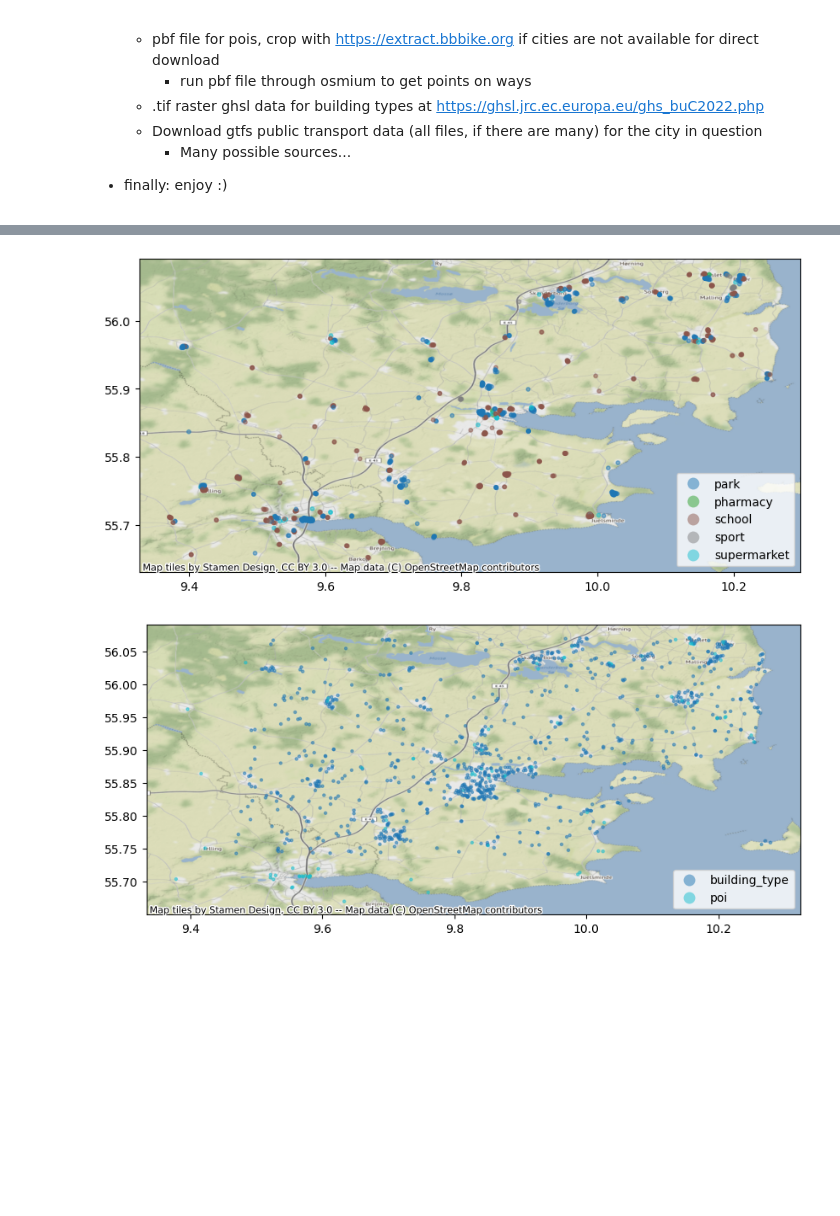
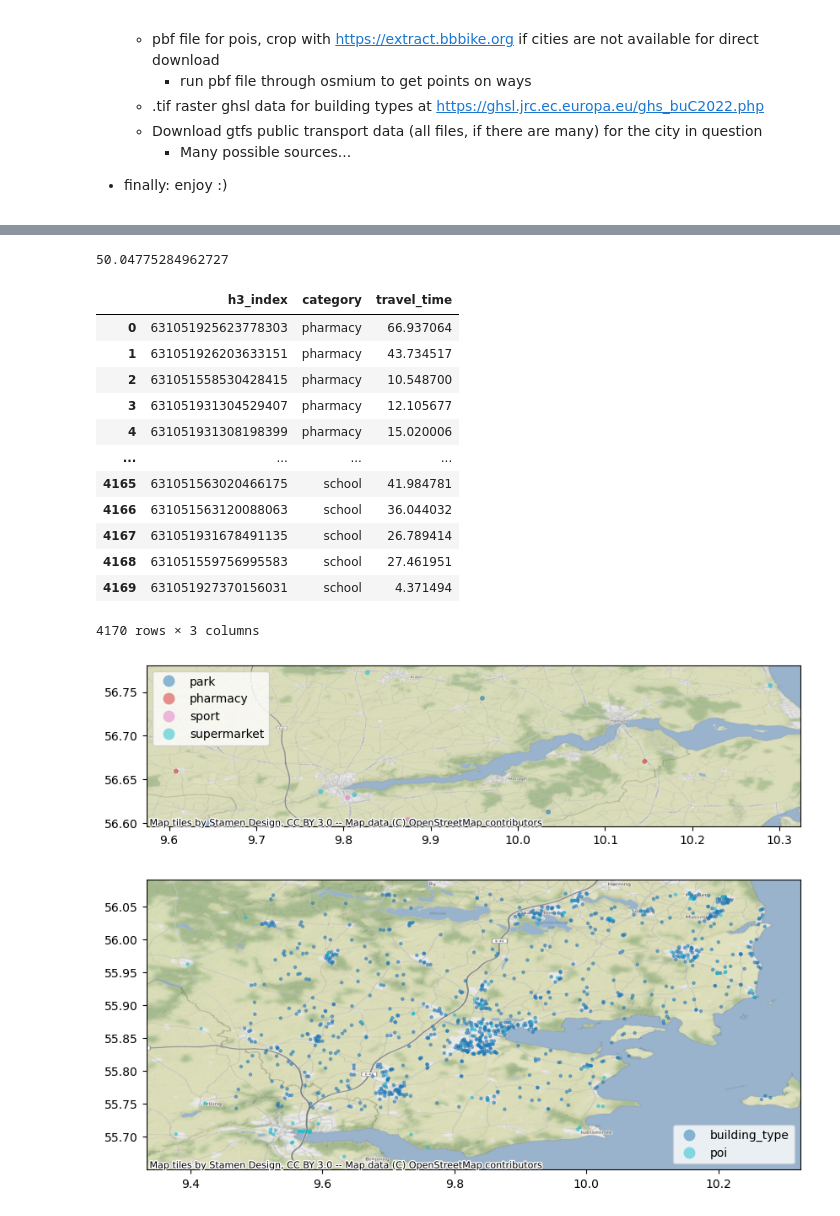
Before and after one commit to hextransit/n-minute-city, a Jupyter notebook: python/poi_routing.ipynb, the cells around one changed output, grey strips where cells are left out. Drawn from its saved outputs; the diff is of its cells as text; code cells hidden in the pictures; blank space fills up the shorter version.

```diff
--- a/python/poi_routing.ipynb
+++ b/python/poi_routing.ipynb
@@ -74,7 +101,7 @@ municipalities = [['Horsens Kommune'], ['København Kommune']]
 H3_RES = 12
 
 # how many origins to sample
-num_origins = 10
+num_origins = 1000
 
 #essential filter will be the least restrictive
 essential_filter = {
@@ -85,7 +112,7 @@ essential_filter = {
     }
 
 # categories considered for the n-minute calculation
-category_set = set(['pharmacy','park','supermarket','sport', 'school'])
+category_set = ['pharmacy','park','supermarket','sport', 'school']
 
 # how to map osm tags to categories
 osm_tag_mapping = {
@@ -99,6 +126,11 @@ osm_tag_mapping = {
     'track':'sport',
     'sports_centre':'sport'
 }
+# %%
+# osm file processing
+osm_names = ['_'.join(x)+'_processed.osm.pbf' for x in municipalities]
+relative_path_osm = "../resources/osm/"
+osm_paths = [relative_path_osm + x for x in osm_names]
 # %%
 # pipeline
 results={}
@@ -117,7 +149,8 @@ for i,municipality in enumerate(municipalities):
     print(f"getting destinations for {municipality}")
     destinations = get_pois_h3(osm_paths[i], essential_filter, H3_RES, category_set, osm_tag_mapping, municipality)
 
-    results[str(municipality)]={}
+    key = "_".join(municipality)
+    results[key]={}
     print(f"Routing for {municipality}:")
     for g in ['all', 'walk', 'walk+bike', 'walk+transit']:
         print(g)
@@ -127,5 +160,5 @@ for i,municipality in enumerate(municipalities):
         # do routing
         category_means, route_mins = routing(category_set, origins, destinations, num_origins, graph)
         # save results as dictionary
-        results[str(municipality)].update({g:route_mins})
+        results[key].update({g:route_mins})
 # %% [output]
@@ -206,0 +382,25 @@ h3_df = get_pois_h3(osm_path, essential_filter, H3_RES, category_set, osm_tag_ma
+# %%
+# the average longest amenitiy travel time for each municipality, graph type pair
+test.max(axis=1).mean()
+# %% [output]
+50.04775284962727
+# %%
+df = pd.DataFrame(results["_".join(municipalities[0])]['all']).reset_index()
+df.columns=['h3_index']+category_set
+df = df.melt(id_vars='h3_index', var_name='category', value_name='travel_time')
+# %%
+df
+# %% [output]
+|  | h3_index | category | travel_time |
+| 0 | 631051925623778303 | pharmacy | 66.937064 |
+| 1 | 631051926203633151 | pharmacy | 43.734517 |
+| 2 | 631051558530428415 | pharmacy | 10.548700 |
+| 3 | 631051931304529407 | pharmacy | 12.105677 |
+| 4 | 631051931308198399 | pharmacy | 15.020006 |
+| ... | ... | ... | ... |
+| 4165 | 631051563020466175 | school | 41.984781 |
+| 4166 | 631051563120088063 | school | 36.044032 |
+| 4167 | 631051931678491135 | school | 26.789414 |
+| 4168 | 631051559756995583 | school | 27.461951 |
+| 4169 | 631051927370156031 | school | 4.371494 |
+4170 rows × 3 columns
@@ -207,25 +409,25 @@ h3_df = get_pois_h3(osm_path, essential_filter, H3_RES, category_set, osm_tag_ma
 # %%
-sample_df = h3_df.sample(1000) #df.sample(100)
+sample_df = df.sample(10) #df.sample(100)
 sample_df[['y','x']] = list(sample_df['h3_index'].apply(h3.h3_to_geo))
 # Convert the pandas DataFrame to a GeoPandas DataFrame with a Point geometry column
 # geopandas.points_from_xy(x, y, z=None, crs=None)
 gdf = gpd.GeoDataFrame(sample_df, geometry=gpd.points_from_xy(sample_df.x, sample_df.y))
 
 fig, ax = plt.subplots(figsize=(10,10))
 # Show the GeoPandas DataFrame
 gdf.plot(ax=ax, column='category', categorical=True, legend=True, markersize=10, alpha=0.5)
 
 # denmark
 #plt.xlim(12.391681,12.737388)
 #plt.ylim(55.549206, 55.759991)
 
 # middle east
 #plt.ylim(12.391681,12.737388)
 #plt.xlim(55.549206, 55.759991)
 
 cx.add_basemap(ax = ax, crs="EPSG:4326")
 # %% [output]
-[figure, old version]
+[figure, new version]
 # %%
 h3_df['hex_type'] = 'poi'
 origins = pd.read_csv(h3_csv)
```
Also changed, not shown: parts of 22 cells of this notebook, 2 other files.
